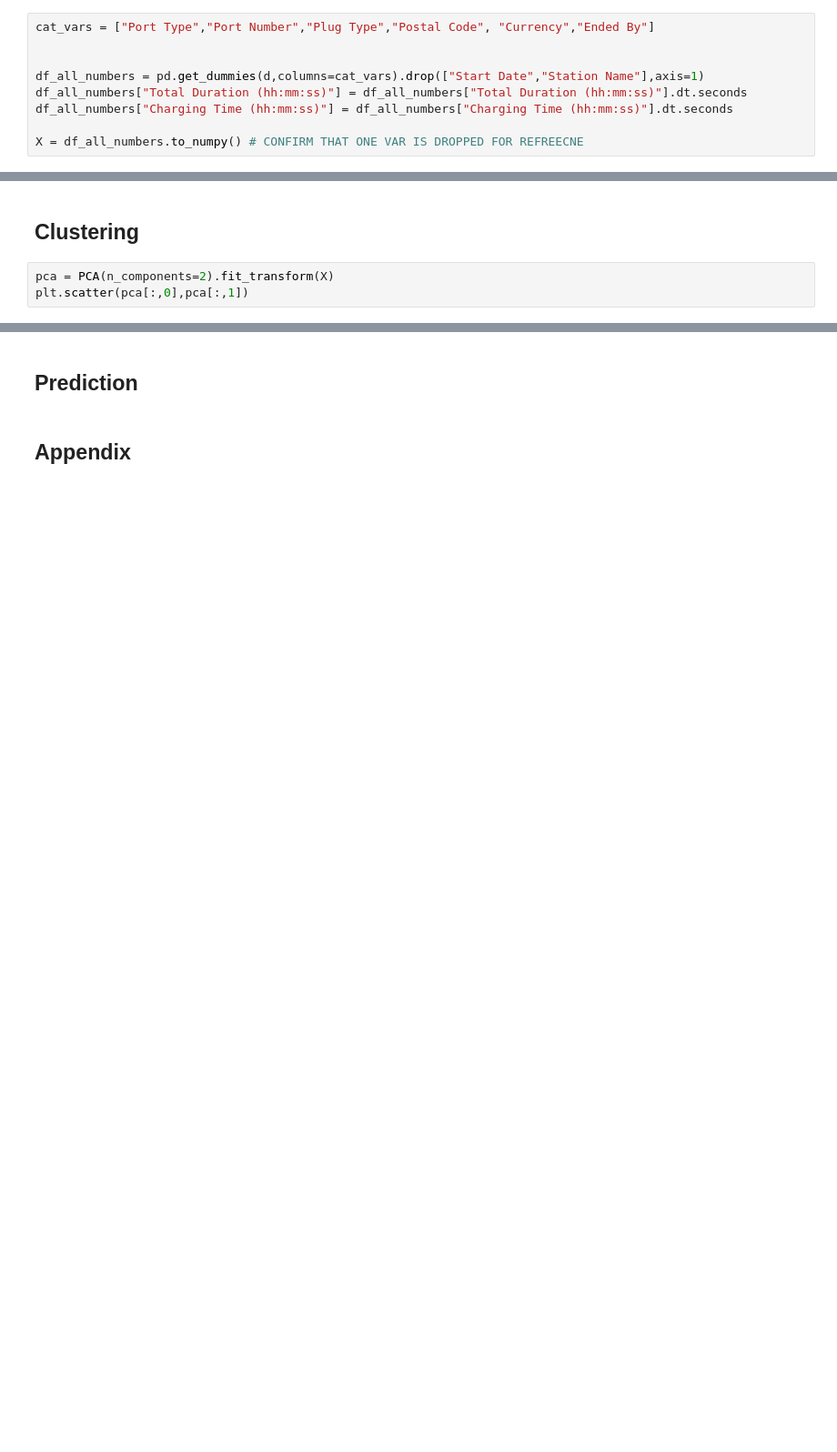
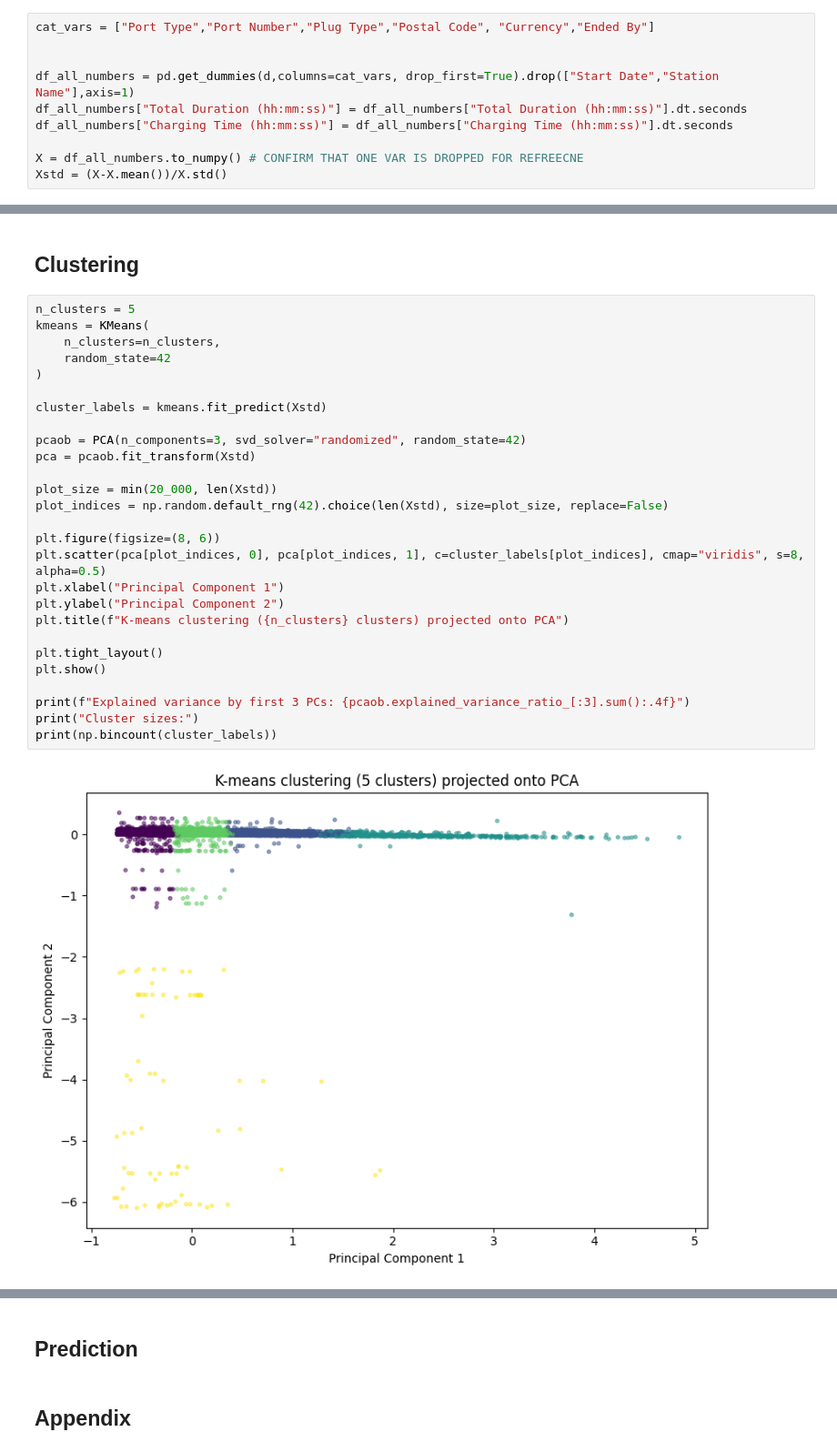
Before and after one commit to AliHoeg/intro_to_ba_project, a Jupyter notebook: ba_project.ipynb, the cells around one changed output, grey strips where cells are left out. Shown at 91% size. Saved outputs shown, nothing was run; the diff lists cells and outputs as text; blank space fills up the shorter version.

Commit message:
pca og k-means

```diff
--- a/ba_project.ipynb
+++ b/ba_project.ipynb
@@ -103,8 +102,9 @@ d["Start Hour"] = d["Start Date"].dt.hour
 cat_vars = ["Port Type","Port Number","Plug Type","Postal Code", "Currency","Ended By"]
 
 
-df_all_numbers = pd.get_dummies(d,columns=cat_vars).drop(["Start Date","Station Name"],axis=1)
+df_all_numbers = pd.get_dummies(d,columns=cat_vars, drop_first=True).drop(["Start Date","Station Name"],axis=1)
 df_all_numbers["Total Duration (hh:mm:ss)"] = df_all_numbers["Total Duration (hh:mm:ss)"].dt.seconds
 df_all_numbers["Charging Time (hh:mm:ss)"] = df_all_numbers["Charging Time (hh:mm:ss)"].dt.seconds
 
 X = df_all_numbers.to_numpy() # CONFIRM THAT ONE VAR IS DROPPED FOR REFREECNE
+Xstd = (X-X.mean())/X.std()
@@ -111,6 +128,31 @@ X = df_all_numbers.to_numpy() # CONFIRM THAT ONE VAR IS DROPPED FOR REFREECNE
 # %% [markdown]
 ## Clustering
 # %%
-pca = PCA(n_components=2).fit_transform(X)
-plt.scatter(pca[:,0],pca[:,1])
+n_clusters = 5
+kmeans = KMeans(
+    n_clusters=n_clusters,
+    random_state=42
+)
+
+cluster_labels = kmeans.fit_predict(Xstd)
+
+pcaob = PCA(n_components=3, svd_solver="randomized", random_state=42)
+pca = pcaob.fit_transform(Xstd)
+
+plot_size = min(20_000, len(Xstd))
+plot_indices = np.random.default_rng(42).choice(len(Xstd), size=plot_size, replace=False)
+
+plt.figure(figsize=(8, 6))
+plt.scatter(pca[plot_indices, 0], pca[plot_indices, 1], c=cluster_labels[plot_indices], cmap="viridis", s=8, alpha=0.5)
+plt.xlabel("Principal Component 1")
+plt.ylabel("Principal Component 2")
+plt.title(f"K-means clustering ({n_clusters} clusters) projected onto PCA")
+
+plt.tight_layout()
+plt.show()
+
+print(f"Explained variance by first 3 PCs: {pcaob.explained_variance_ratio_[:3].sum():.4f}")
+print("Cluster sizes:")
+print(np.bincount(cluster_labels))
 # %% [output]
+[figure, new version]
```
Also changed, not shown: parts of 4 cells of this notebook.
